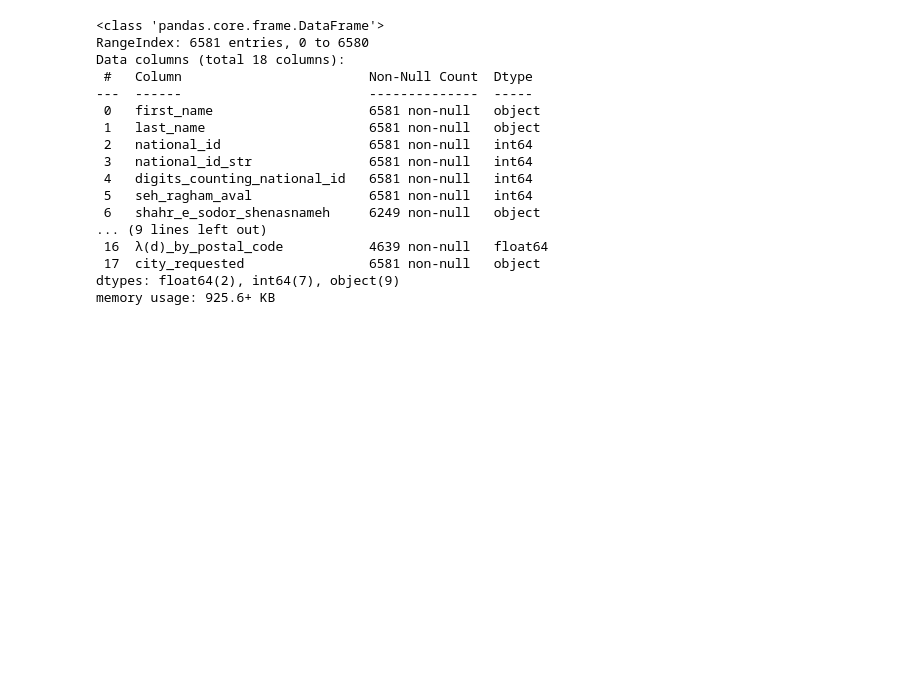
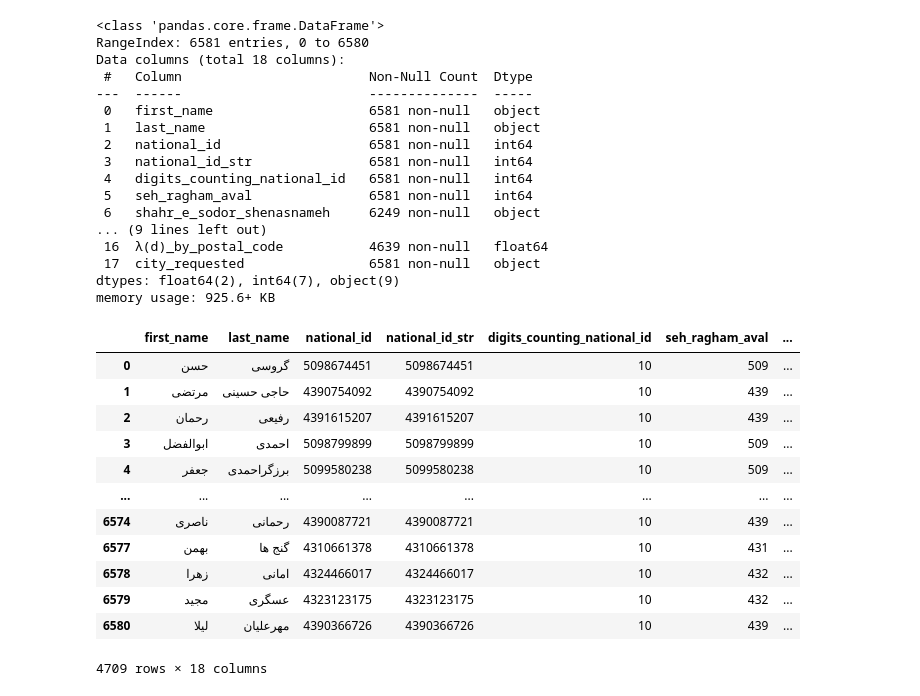
Before and after one commit to mmortazavi/ml_demystified, a Jupyter notebook: projects/gis/neginnezamloo_eda.ipynb, the cells around one changed output. Drawn from its saved outputs; the diff is of its cells as text; code cells hidden in the pictures; blank space fills up the shorter version.

```diff
--- a/projects/gis/neginnezamloo_eda.ipynb
+++ b/projects/gis/neginnezamloo_eda.ipynb
@@ -26,3 +26,19 @@ dtypes: float64(2), int64(7), object(9)
 memory usage: 925.6+ KB
 # %%
 preprocessed.drop(preprocessed.loc[preprocessed['postal_code']==1111111111].index,inplace=True)
+# %%
+preprocessed
+# %% [output]
+|  | first_name | last_name | national_id | national_id_str | digits_counting_national_id | seh_ragham_aval | ... |
+| 0 | حسن | گروسی | 5098674451 | 5098674451 | 10 | 509 | ... |
+| 1 | مرتضی | حاجی حسینی | 4390754092 | 4390754092 | 10 | 439 | ... |
+| 2 | رحمان | رفیعی | 4391615207 | 4391615207 | 10 | 439 | ... |
+| 3 | ابوالفضل | احمدی | 5098799899 | 5098799899 | 10 | 509 | ... |
+| 4 | جعفر | برزگراحمدی | 5099580238 | 5099580238 | 10 | 509 | ... |
+| ... | ... | ... | ... | ... | ... | ... | ... |
+| 6574 | ناصری | رحمانی | 4390087721 | 4390087721 | 10 | 439 | ... |
+| 6577 | بهمن | گنج ها | 4310661378 | 4310661378 | 10 | 431 | ... |
+| 6578 | زهرا | امانی | 4324466017 | 4324466017 | 10 | 432 | ... |
+| 6579 | مجید | عسگری | 4323123175 | 4323123175 | 10 | 432 | ... |
+| 6580 | لیلا | مهرعلیان | 4390366726 | 4390366726 | 10 | 439 | ... |
+4709 rows × 18 columns
```
Also changed, not shown: parts of 3 cells of this notebook.
